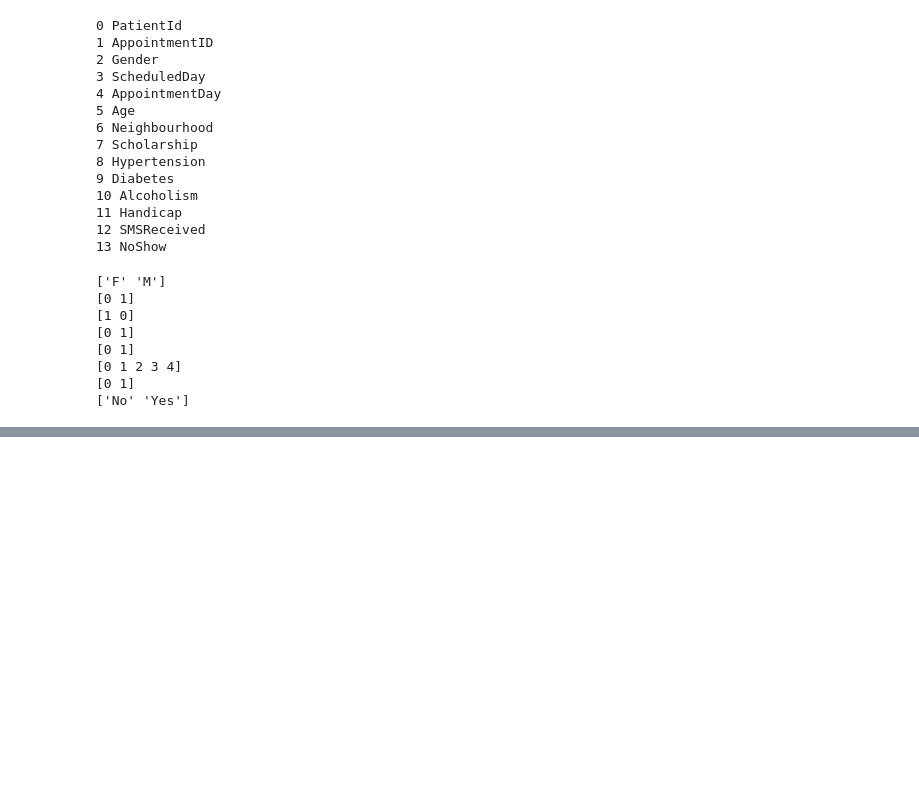
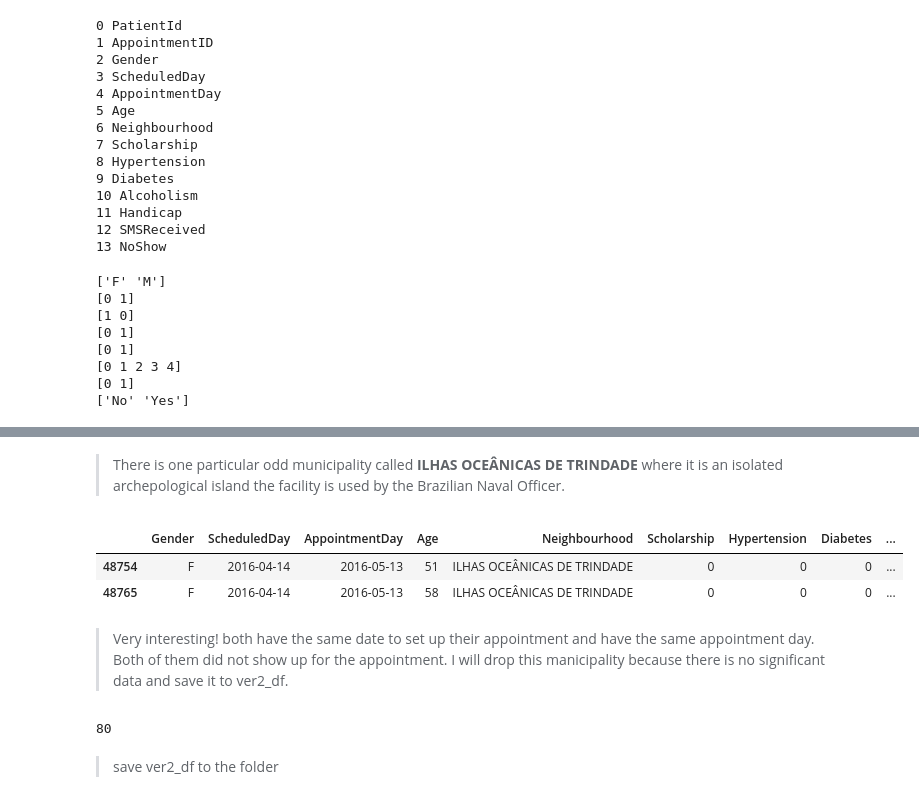
Before and after one commit to isaphu/Predicting-no-show-, a Jupyter notebook: noshow.ipynb, the cells around one changed output, grey strips where cells are left out. Cells and saved outputs as stored; diff of their text form; code cells hidden in the pictures; blank space fills up the shorter version.

```diff
--- a/noshow.ipynb
+++ b/noshow.ipynb
@@ -224,4 +224,7 @@ print(format(ver1_df.NoShow.unique()))
 </ol>
+# %%
+#dropping PatientID and AppointmentID
+ver1_df.drop(['PatientId', 'AppointmentID'], axis=1, inplace=True)
 # %%
 #converting to object type
 ver1_df['Scholarship'] = ver1_df['Scholarship'].astype('object')
@@ -253,0 +322,10 @@ memory usage: 17.6+ MB
+# %% [markdown]
+> There is one particular odd municipality called <strong>ILHAS OCEÂNICAS DE TRINDADE</strong> where it is an isolated archepological island the facility is used by the Brazilian Naval Officer.
+# %%
+ver1_df.loc[ver1_df['Neighbourhood'] == 'ILHAS OCEÂNICAS DE TRINDADE']
+# %% [output]
+|  | Gender | ScheduledDay | AppointmentDay | Age | Neighbourhood | Scholarship | Hypertension | Diabetes | ... |
+| 48754 | F | 2016-04-14 | 2016-05-13 | 51 | ILHAS OCEÂNICAS DE TRINDADE | 0 | 0 | 0 | ... |
+| 48765 | F | 2016-04-14 | 2016-05-13 | 58 | ILHAS OCEÂNICAS DE TRINDADE | 0 | 0 | 0 | ... |
+# %% [markdown]
+> Very interesting! both have the same date to set up their appointment and have the same appointment day. Both of them did not show up for the appointment. I will drop this manicipality because there is no significant data and save it to ver2_df.
@@ -253,0 +334,7 @@ memory usage: 17.6+ MB
+# %%
+#ver2_df should have 80 manicipality
+ver2_df.Neighbourhood.nunique()
+# %% [output]
+80
+# %% [markdown]
+> save ver2_df to the folder
```
Also changed, not shown: parts of 17 cells of this notebook.
